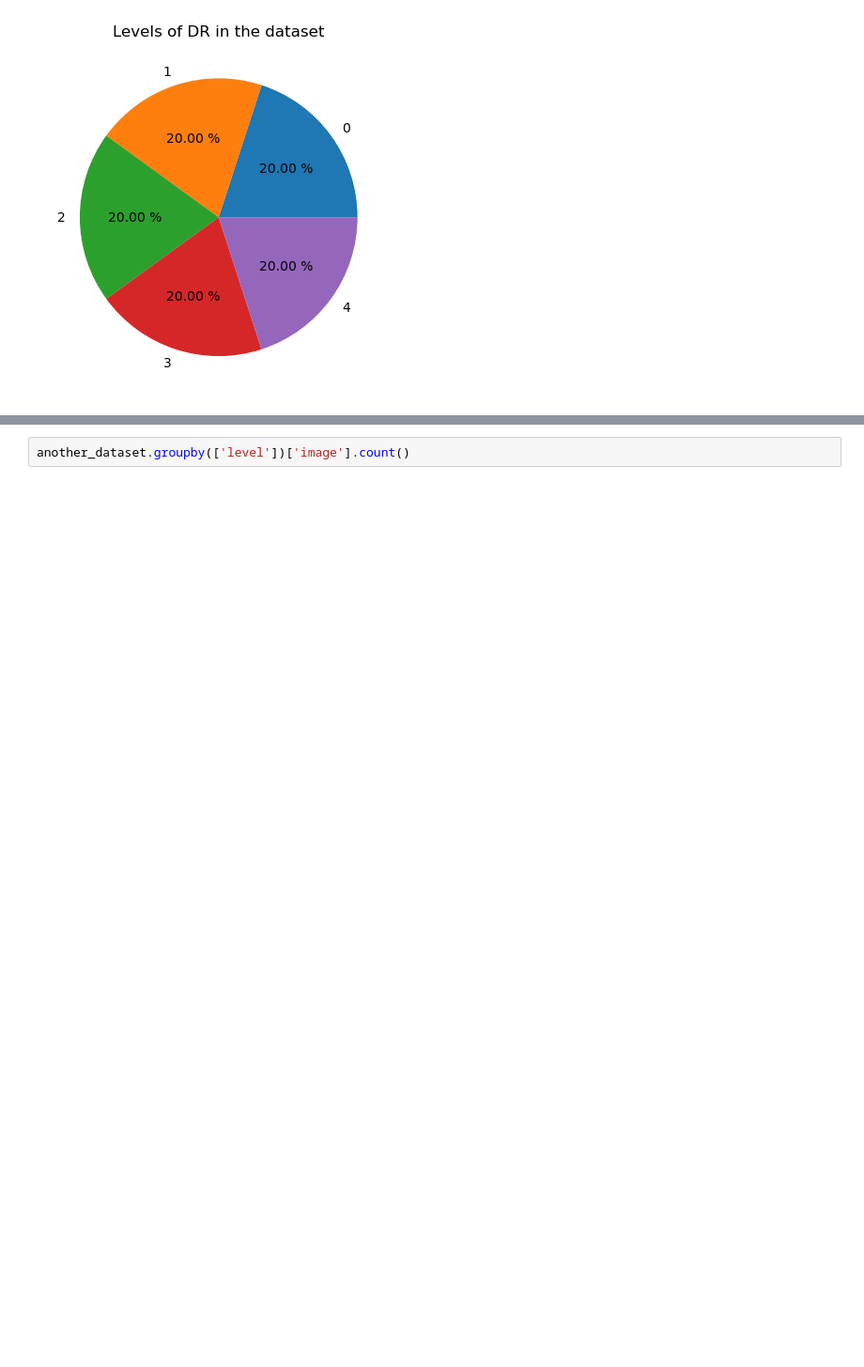
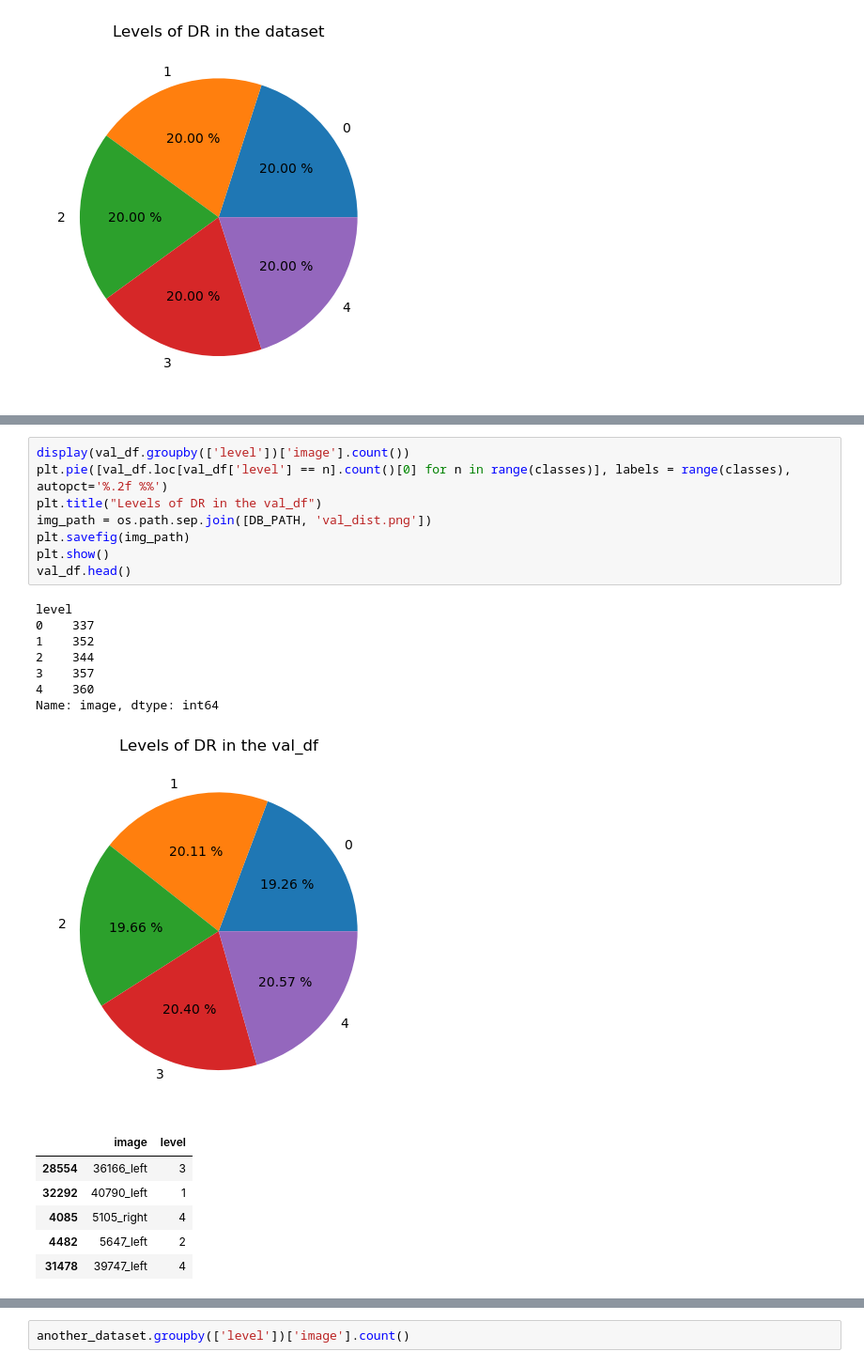
Before and after one commit to AlbertoRomanRamosRodriguez/Tesis-de-Grado, a Jupyter notebook: exploring-kaggle-dr.ipynb, the cells around one changed output, grey strips where cells are left out. Shown: that part at 94% size. Saved outputs shown, nothing was run; the diff lists cells and outputs as text; blank space fills up the shorter version.

```diff
--- a/exploring-kaggle-dr.ipynb
+++ b/exploring-kaggle-dr.ipynb
@@ -136,0 +143,23 @@ plt.show()
+# %%
+display(val_df.groupby(['level'])['image'].count())
+plt.pie([val_df.loc[val_df['level'] == n].count()[0] for n in range(classes)], labels = range(classes), autopct='%.2f %%')
+plt.title("Levels of DR in the val_df")
+img_path = os.path.sep.join([DB_PATH, 'val_dist.png'])
+plt.savefig(img_path)
+plt.show()
+val_df.head()
+# %% [output]
+level
+0    337
+1    352
+2    344
+3    357
+4    360
+Name: image, dtype: int64
+[figure, added]
+|  | image | level |
+| 28554 | 36166_left | 3 |
+| 32292 | 40790_left | 1 |
+| 4085 | 5105_right | 4 |
+| 4482 | 5647_left | 2 |
+| 31478 | 39747_left | 4 |
```
Also changed, not shown: parts of 16 cells of this notebook, 2 other files.
